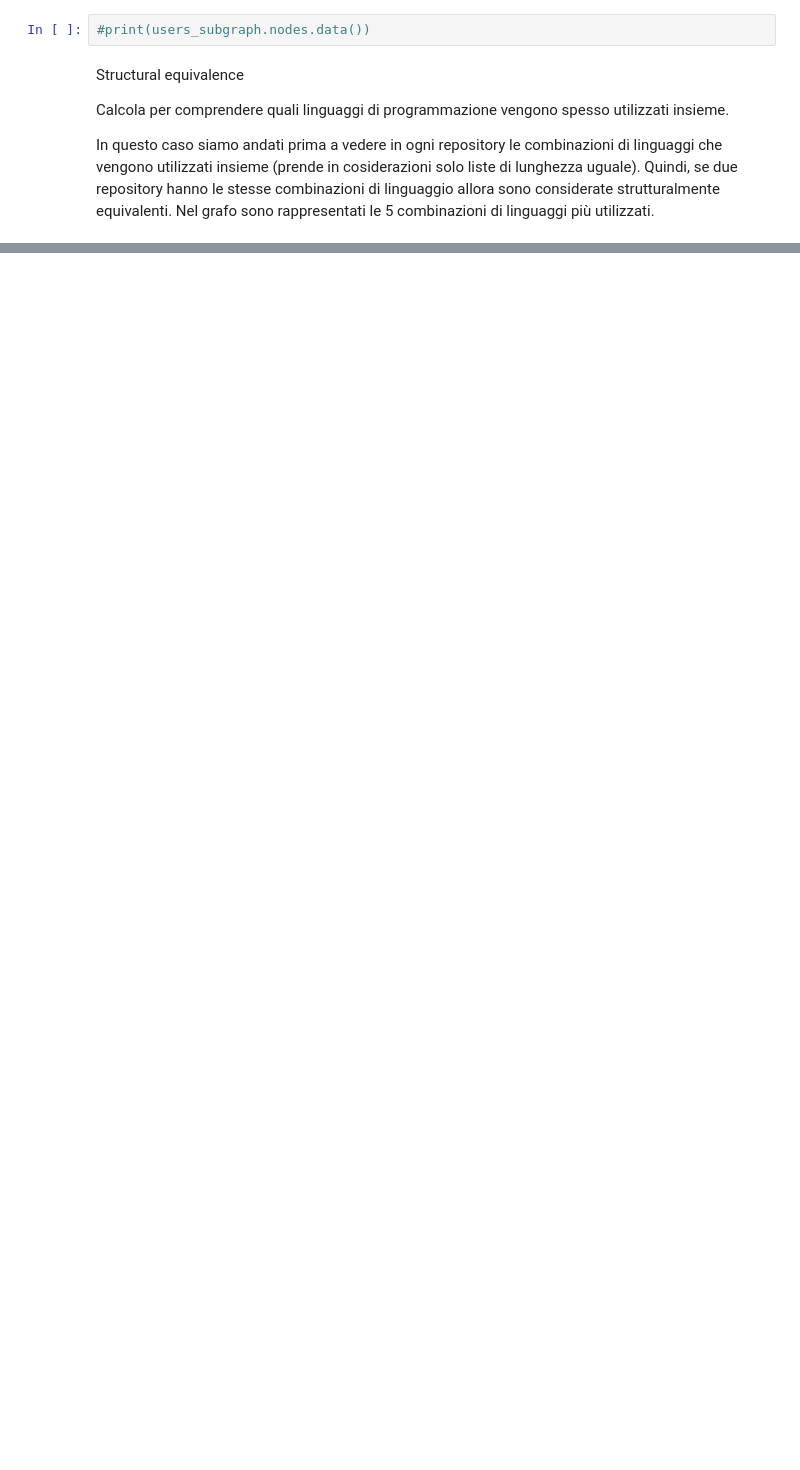
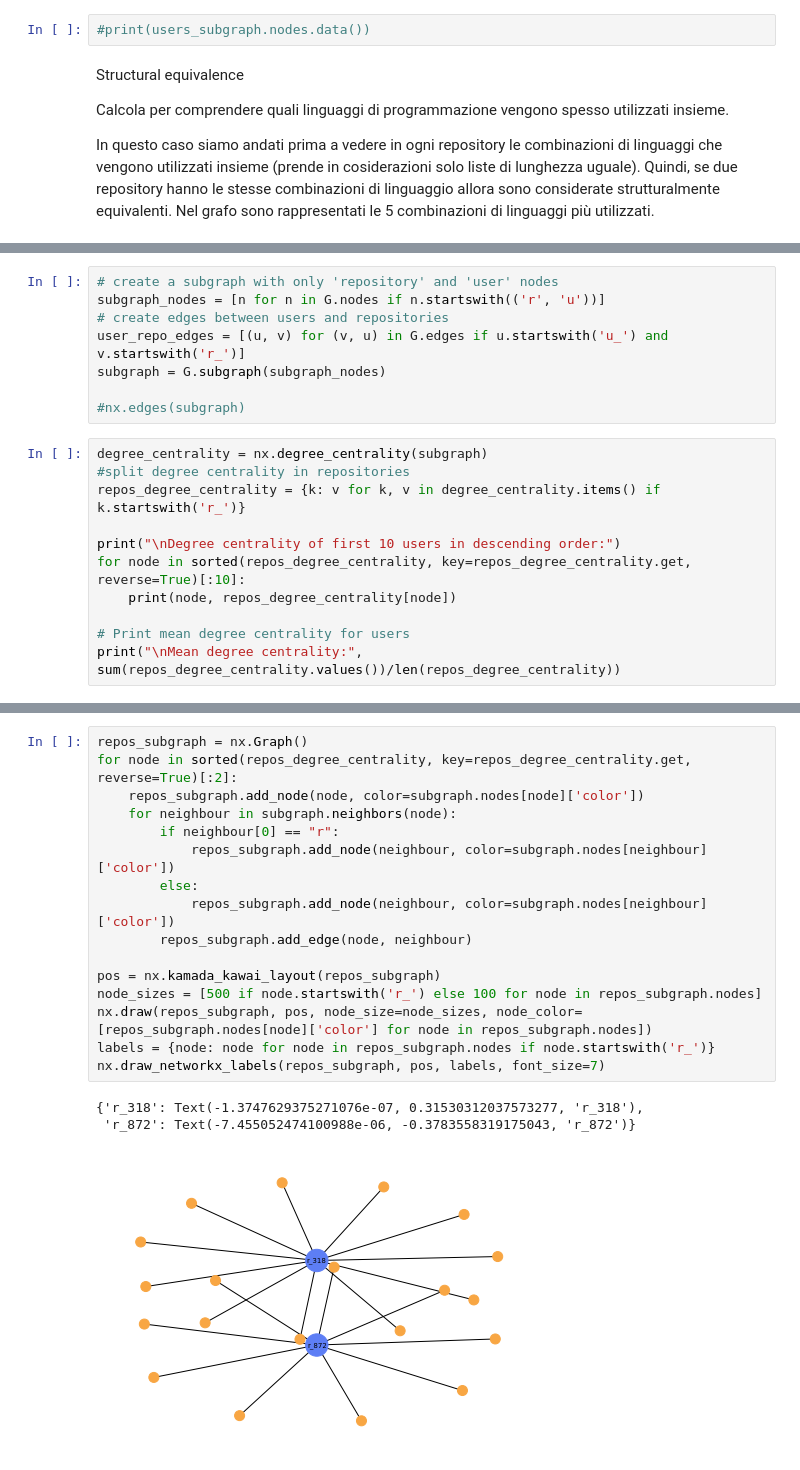
Before and after one commit to isabellamarasco/SNA_project, a Jupyter notebook: create_graph.ipynb, the cells around one changed output, grey strips where cells are left out. Saved outputs shown, nothing was run; the diff lists cells and outputs as text; blank space fills up the shorter version.

```diff
--- a/create_graph.ipynb
+++ b/create_graph.ipynb
@@ -327,0 +432,19 @@ Calcola i progetti più centrali che tendono ad avere un numero maggiore di star
+# %%
+# create a subgraph with only 'repository' and 'user' nodes
+subgraph_nodes = [n for n in G.nodes if n.startswith(('r', 'u'))]
+# create edges between users and repositories
+user_repo_edges = [(u, v) for (v, u) in G.edges if u.startswith('u_') and v.startswith('r_')]
+subgraph = G.subgraph(subgraph_nodes)
+
+#nx.edges(subgraph)
+# %%
+degree_centrality = nx.degree_centrality(subgraph)
+#split degree centrality in repositories
+repos_degree_centrality = {k: v for k, v in degree_centrality.items() if k.startswith('r_')}
+
+print("\nDegree centrality of first 10 users in descending order:")
+for node in sorted(repos_degree_centrality, key=repos_degree_centrality.get, reverse=True)[:10]:
+    print(node, repos_degree_centrality[node])
+
+# Print mean degree centrality for users
+print("\nMean degree centrality:", sum(repos_degree_centrality.values())/len(repos_degree_centrality))
@@ -327,0 +465,20 @@ Calcola i progetti più centrali che tendono ad avere un numero maggiore di star
+# %%
+repos_subgraph = nx.Graph()
+for node in sorted(repos_degree_centrality, key=repos_degree_centrality.get, reverse=True)[:2]:
+    repos_subgraph.add_node(node, color=subgraph.nodes[node]['color'])
+    for neighbour in subgraph.neighbors(node):
+        if neighbour[0] == "r":
+            repos_subgraph.add_node(neighbour, color=subgraph.nodes[neighbour]['color'])
+        else:
+            repos_subgraph.add_node(neighbour, color=subgraph.nodes[neighbour]['color'])
+        repos_subgraph.add_edge(node, neighbour)
+
+pos = nx.kamada_kawai_layout(repos_subgraph)
+node_sizes = [500 if node.startswith('r_') else 100 for node in repos_subgraph.nodes]
+nx.draw(repos_subgraph, pos, node_size=node_sizes, node_color=[repos_subgraph.nodes[node]['color'] for node in repos_subgraph.nodes])
+labels = {node: node for node in repos_subgraph.nodes if node.startswith('r_')}
+nx.draw_networkx_labels(repos_subgraph, pos, labels, font_size=7)
+# %% [output]
+{'r_318': Text(-1.3747629375271076e-07, 0.31530312037573277, 'r_318'),
+ 'r_872': Text(-7.455052474100988e-06, -0.3783558319175043, 'r_872')}
+[figure, added]
```
Also changed, not shown: parts of 23 cells of this notebook.
